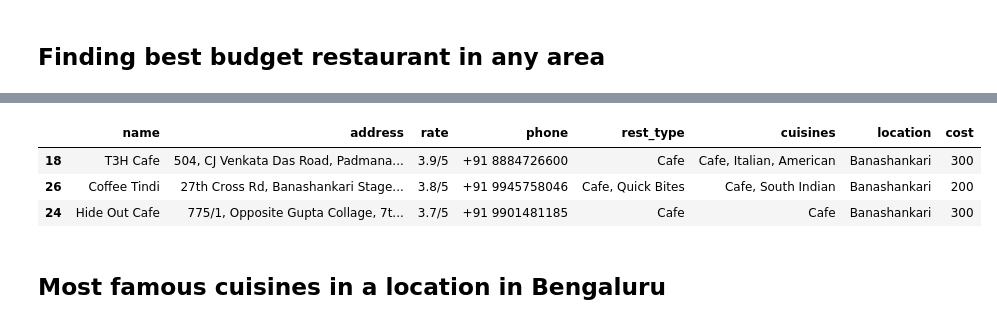
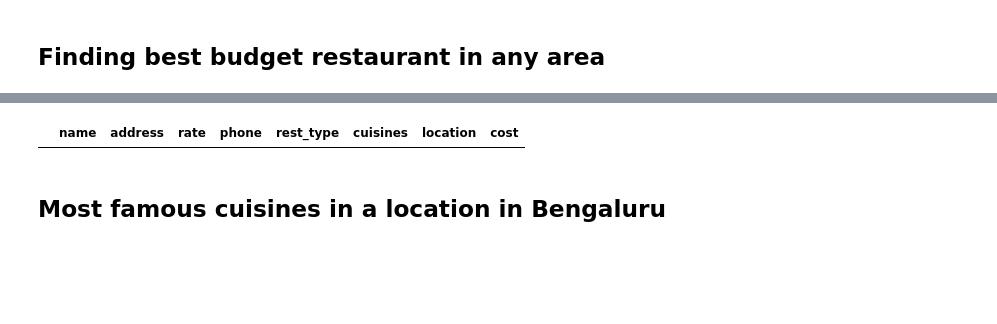
Before and after one commit to aditya-bhardwaj01/Best-Restaurant-Finder, a Jupyter notebook: model/zomato_data_analysis.ipynb, the cells around one changed output, grey strips where cells are left out. Saved outputs shown, nothing was run; the diff lists cells and outputs as text; code cells hidden in the pictures; blank space fills up the shorter version.

Commit message:
backend for location page some bugs need to be fixed

```diff
--- a/model/zomato_data_analysis.ipynb
+++ b/model/zomato_data_analysis.ipynb
@@ -284,10 +284,6 @@ plt.show()
 # %% [markdown]
 ## Converting cost column to float type
 # %%
-df['cost'] = df['cost'].str.replace(',', '')
-df['cost'] = df['cost'].astype(int)
+data = df.copy()
 # %%
-#Replacing all the zeroes with
-# df['col1'] = df['col1'].replace(0, mean_non_zero)
-# df['cost'].isnull().sum()
-df.head(1)
+data['rate'] = data['rate'].apply(lambda x: float(x[:-2]))
@@ -296,0 +290,3 @@ df.head(1)
+# %%
+data['cost'] = data['cost'].str.replace(',', '')
+data['cost'] = data['cost'].apply(lambda x: float(x))
@@ -320,14 +315,14 @@ array(['Banashankari', 'Basavanagudi', 'Mysore Road', 'Jayanagar',
 # %%
 def best_rest(location, rest_type, cost):
-    return df[(df['location'] == location) & (df['rest_type'].str.contains(rest_type)) & (df['cost'] <= cost)].sort_values(by=['rate'], ascending=False)[['name','address','rate','phone','rest_type','cuisines','location','cost']].drop_duplicates(subset='name')
-# ,'address','rate','phone','rest_type','cuisines','location','cost'
+    return data[
+        (data['location'].apply(lambda x: x.lower()) == location.lower()) &
+        (data['rest_type'].str.lower().str.contains(rest_type.lower())) &
+        (data['cost'] <= cost)
+    ].sort_values(by=['rate'], ascending=False)[['name', 'address', 'rate', 'phone', 'rest_type', 'cuisines', 'location', 'cost']].drop_duplicates(subset='name')
 # %%
-best_rest('Banashankari', 'Cafe', 300)
+best_rest('Rajarajeshwari Nagar', 'Cafe', 300)
 # %% [output]
 |  | name | address | rate | phone | rest_type | cuisines | location | cost |
-| 18 | T3H Cafe | 504, CJ Venkata Das Road, Padmana... | 3.9/5 | +91 8884726600 | Cafe | Cafe, Italian, American | Banashankari | 300 |
-| 26 | Coffee Tindi | 27th Cross Rd, Banashankari Stage... | 3.8/5 | +91 9945758046 | Cafe, Quick Bites | Cafe, South Indian | Banashankari | 200 |
-| 24 | Hide Out Cafe | 775/1, Opposite Gupta Collage, 7t... | 3.7/5 | +91 9901481185 | Cafe | Cafe | Banashankari | 300 |
 # %% [markdown]
 ## Most famous cuisines in a location in Bengaluru
 # %%
```
Also changed, not shown: parts of 19 cells of this notebook, 7 other files.
